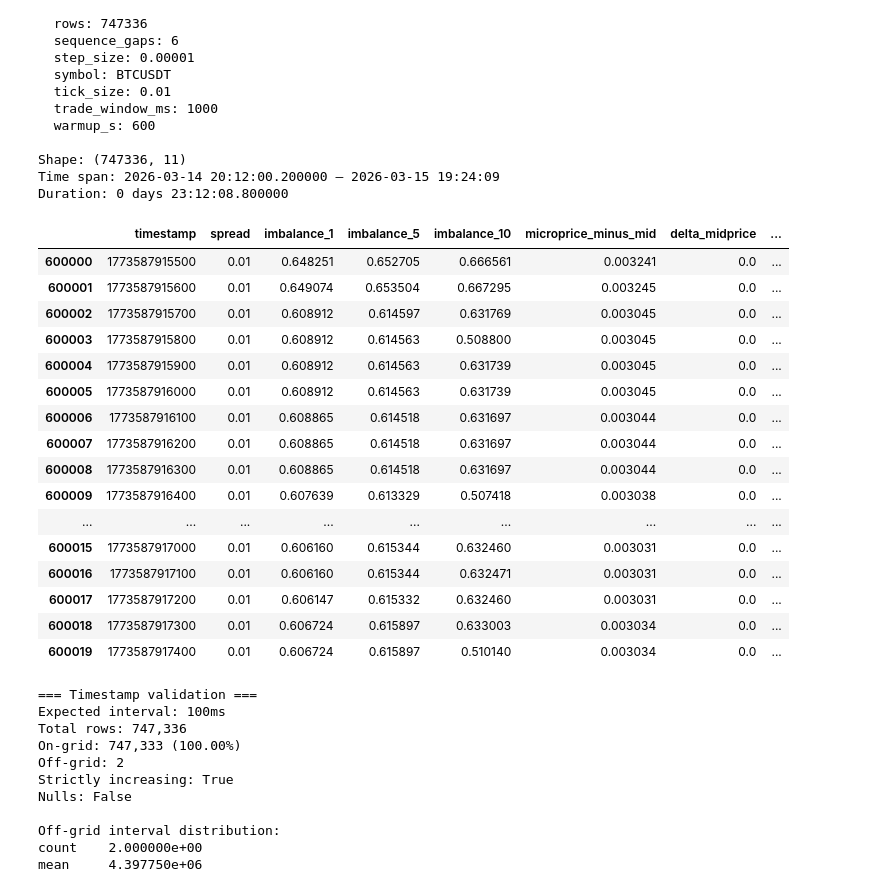
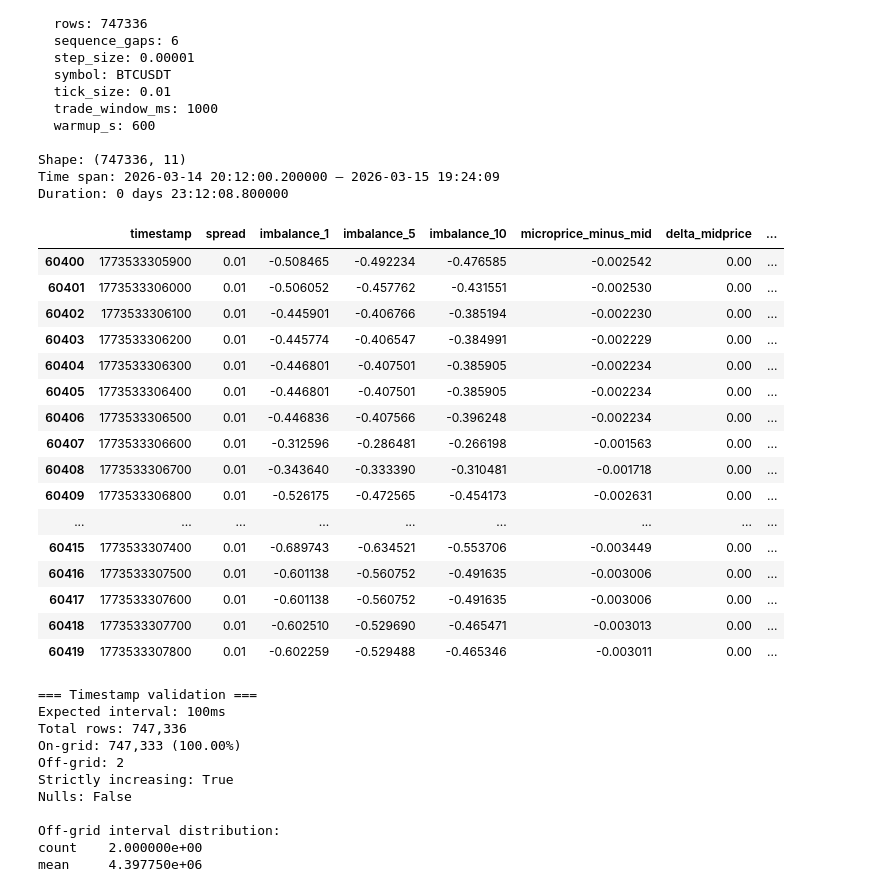
Before and after one commit to EfremtsevVsevolod/hft-research-env, a Jupyter notebook: notebooks/dataset_validation.ipynb, the cells around one changed output. Cells and saved outputs as stored; diff of their text form; code cells hidden in the pictures.

```diff
--- a/notebooks/dataset_validation.ipynb
+++ b/notebooks/dataset_validation.ipynb
@@ -38,24 +38,24 @@ Shape: (747336, 11)
 Time span: 2026-03-14 20:12:00.200000 — 2026-03-15 19:24:09
 Duration: 0 days 23:12:08.800000
 # %%
-df[600000:].head(20)
+df[60400:].head(20)
 # %% [output]
 |  | timestamp | spread | imbalance_1 | imbalance_5 | imbalance_10 | microprice_minus_mid | delta_midprice | ... |
-| 600000 | 1773587915500 | 0.01 | 0.648251 | 0.652705 | 0.666561 | 0.003241 | 0.0 | ... |
-| 600001 | 1773587915600 | 0.01 | 0.649074 | 0.653504 | 0.667295 | 0.003245 | 0.0 | ... |
-| 600002 | 1773587915700 | 0.01 | 0.608912 | 0.614597 | 0.631769 | 0.003045 | 0.0 | ... |
-| 600003 | 1773587915800 | 0.01 | 0.608912 | 0.614563 | 0.508800 | 0.003045 | 0.0 | ... |
-| 600004 | 1773587915900 | 0.01 | 0.608912 | 0.614563 | 0.631739 | 0.003045 | 0.0 | ... |
-| 600005 | 1773587916000 | 0.01 | 0.608912 | 0.614563 | 0.631739 | 0.003045 | 0.0 | ... |
-| 600006 | 1773587916100 | 0.01 | 0.608865 | 0.614518 | 0.631697 | 0.003044 | 0.0 | ... |
-| 600007 | 1773587916200 | 0.01 | 0.608865 | 0.614518 | 0.631697 | 0.003044 | 0.0 | ... |
-| 600008 | 1773587916300 | 0.01 | 0.608865 | 0.614518 | 0.631697 | 0.003044 | 0.0 | ... |
-| 600009 | 1773587916400 | 0.01 | 0.607639 | 0.613329 | 0.507418 | 0.003038 | 0.0 | ... |
+| 60400 | 1773533305900 | 0.01 | -0.508465 | -0.492234 | -0.476585 | -0.002542 | 0.00 | ... |
+| 60401 | 1773533306000 | 0.01 | -0.506052 | -0.457762 | -0.431551 | -0.002530 | 0.00 | ... |
+| 60402 | 1773533306100 | 0.01 | -0.445901 | -0.406766 | -0.385194 | -0.002230 | 0.00 | ... |
+| 60403 | 1773533306200 | 0.01 | -0.445774 | -0.406547 | -0.384991 | -0.002229 | 0.00 | ... |
+| 60404 | 1773533306300 | 0.01 | -0.446801 | -0.407501 | -0.385905 | -0.002234 | 0.00 | ... |
+| 60405 | 1773533306400 | 0.01 | -0.446801 | -0.407501 | -0.385905 | -0.002234 | 0.00 | ... |
+| 60406 | 1773533306500 | 0.01 | -0.446836 | -0.407566 | -0.396248 | -0.002234 | 0.00 | ... |
+| 60407 | 1773533306600 | 0.01 | -0.312596 | -0.286481 | -0.266198 | -0.001563 | 0.00 | ... |
+| 60408 | 1773533306700 | 0.01 | -0.343640 | -0.333390 | -0.310481 | -0.001718 | 0.00 | ... |
+| 60409 | 1773533306800 | 0.01 | -0.526175 | -0.472565 | -0.454173 | -0.002631 | 0.00 | ... |
 | ... | ... | ... | ... | ... | ... | ... | ... | ... |
-| 600015 | 1773587917000 | 0.01 | 0.606160 | 0.615344 | 0.632460 | 0.003031 | 0.0 | ... |
-| 600016 | 1773587917100 | 0.01 | 0.606160 | 0.615344 | 0.632471 | 0.003031 | 0.0 | ... |
-| 600017 | 1773587917200 | 0.01 | 0.606147 | 0.615332 | 0.632460 | 0.003031 | 0.0 | ... |
-| 600018 | 1773587917300 | 0.01 | 0.606724 | 0.615897 | 0.633003 | 0.003034 | 0.0 | ... |
-| 600019 | 1773587917400 | 0.01 | 0.606724 | 0.615897 | 0.510140 | 0.003034 | 0.0 | ... |
+| 60415 | 1773533307400 | 0.01 | -0.689743 | -0.634521 | -0.553706 | -0.003449 | 0.00 | ... |
+| 60416 | 1773533307500 | 0.01 | -0.601138 | -0.560752 | -0.491635 | -0.003006 | 0.00 | ... |
+| 60417 | 1773533307600 | 0.01 | -0.601138 | -0.560752 | -0.491635 | -0.003006 | 0.00 | ... |
+| 60418 | 1773533307700 | 0.01 | -0.602510 | -0.529690 | -0.465471 | -0.003013 | 0.00 | ... |
+| 60419 | 1773533307800 | 0.01 | -0.602259 | -0.529488 | -0.465346 | -0.003011 | 0.00 | ... |
 # %%
 # --- 1. Timestamp integrity ---
```
Also changed, not shown: parts of 7 cells of this notebook, 2 other files.
